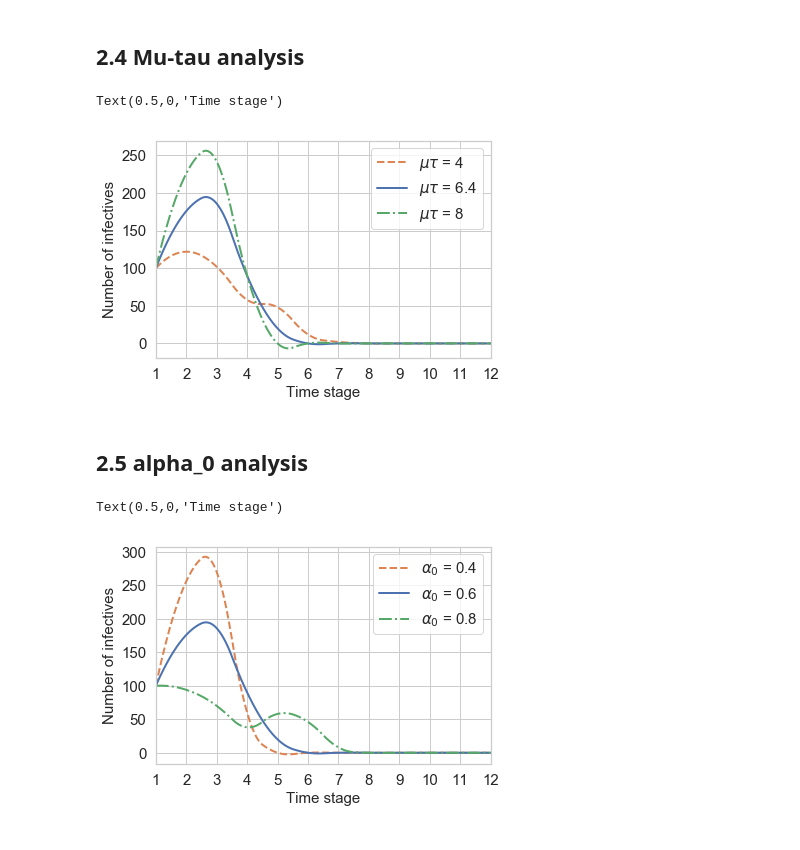
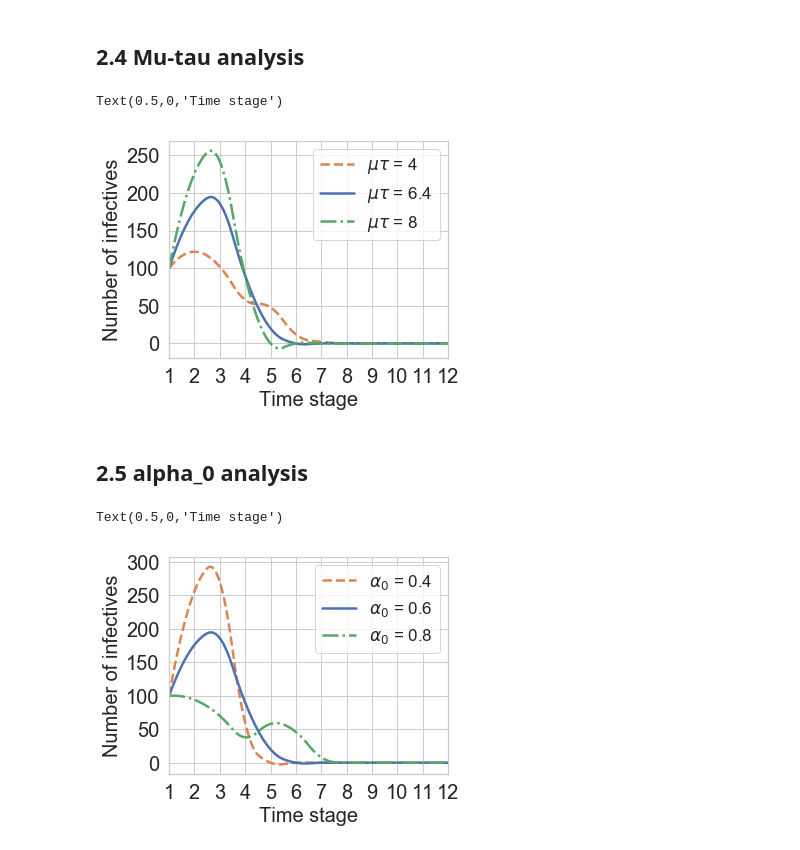
Before and after one commit to kadysongbb/drmdp, a Jupyter notebook: plot.ipynb, the cells around one changed output. Saved outputs shown, nothing was run; the diff lists cells and outputs as text; code cells hidden in the pictures.

```diff
--- a/plot.ipynb
+++ b/plot.ipynb
@@ -340,28 +340,28 @@ Text(0.5,0,'Time stage')
 # %%
 xi_dddrmdp1_tau1 = [100, 122, 102, 58, 48, 12, 2, 0, 0, 0, 0, 0]
 xi_dddrmdp1_tau2 = [100, 176, 186, 90, 20, 0, 0, 0, 0, 0, 0, 0]
 xi_dddrmdp1_tau3 = [100, 226, 242, 90, 0, 0, 0, 0, 0, 0, 0, 0]
 
 f_tau1 = interp1d(np.arange(1,13), xi_dddrmdp1_tau1, kind='quadratic')
 f_tau2 = interp1d(np.arange(1,13), xi_dddrmdp1_tau2, kind='quadratic')
 f_tau3 = interp1d(np.arange(1,13), xi_dddrmdp1_tau3, kind='quadratic')
 
 xnew = np.linspace(1,12,num=1000)
-plt.figure()
-plt.plot(xnew, f_tau1(xnew),'--', label = r'$\mu$$\tau$ = 4',linewidth = 2, color = orange)
-plt.plot(xnew, f_tau2(xnew),'-',label = r'$\mu$$\tau$ = 6.4',linewidth = 2, color = blue)
-plt.plot(xnew, f_tau3(xnew),'-.',label = r'$\mu$$\tau$ = 8',linewidth = 2, color = green)
+plt.figure(figsize=(5,4))
+plt.plot(xnew, f_tau1(xnew),'--', label = r'$\mu$$\tau$ = 4',linewidth = 2.5, color = orange)
+plt.plot(xnew, f_tau2(xnew),'-',label = r'$\mu$$\tau$ = 6.4',linewidth = 2.5, color = blue)
+plt.plot(xnew, f_tau3(xnew),'-.',label = r'$\mu$$\tau$ = 8',linewidth = 2.5, color = green)
 
-plt.legend(fontsize = 15)
-plt.xticks(fontsize= 15)
-plt.yticks(fontsize= 15)
+plt.legend(fontsize = 17)
+plt.xticks(fontsize= 20)
+plt.yticks(fontsize= 20)
 plt.xticks(np.arange(1,13))
 plt.xlim((1,12))
-plt.ylabel('Number of infectives', fontsize = 15)
-plt.xlabel('Time stage', fontsize = 15)
+plt.ylabel('Number of infectives', fontsize = 20)
+plt.xlabel('Time stage', fontsize = 20)
 # %% [output]
 Text(0.5,0,'Time stage')
-[figure, old version]
+[figure, new version]
 # %% [markdown]
 ## 2.5 alpha_0 analysis
 # %%
@@ -374,18 +374,18 @@ f_alp2 = interp1d(np.arange(1,13), xi_dddrmdp1_alp2, kind='quadratic')
 f_alp3 = interp1d(np.arange(1,13), xi_dddrmdp1_alp3, kind='quadratic')
 
 xnew = np.linspace(1,12,num=1000)
-plt.figure()
-plt.plot(xnew, f_alp1(xnew),'--', label = r'$\alpha_0$ = 0.4',linewidth = 2, color = orange)
-plt.plot(xnew, f_alp2(xnew),'-',label = r'$\alpha_0$ = 0.6',linewidth = 2, color = blue)
-plt.plot(xnew, f_alp3(xnew),'-.',label = r'$\alpha_0$ = 0.8',linewidth = 2, color = green)
+plt.figure(figsize=(5,4))
+plt.plot(xnew, f_alp1(xnew),'--', label = r'$\alpha_0$ = 0.4',linewidth = 2.5, color = orange)
+plt.plot(xnew, f_alp2(xnew),'-',label = r'$\alpha_0$ = 0.6',linewidth = 2.5, color = blue)
+plt.plot(xnew, f_alp3(xnew),'-.',label = r'$\alpha_0$ = 0.8',linewidth = 2.5, color = green)
 
-plt.legend(fontsize = 15)
-plt.xticks(fontsize= 15)
-plt.yticks(fontsize= 15)
+plt.legend(fontsize = 17)
+plt.xticks(fontsize= 20)
+plt.yticks(fontsize= 20)
 plt.xticks(np.arange(1,13))
 plt.xlim((1,12))
-plt.ylabel('Number of infectives', fontsize = 15)
-plt.xlabel('Time stage', fontsize = 15)
+plt.ylabel('Number of infectives', fontsize = 20)
+plt.xlabel('Time stage', fontsize = 20)
 # %% [output]
 Text(0.5,0,'Time stage')
-[figure, old version]
+[figure, new version]
```
Also changed, not shown: parts of 3 cells of this notebook.
